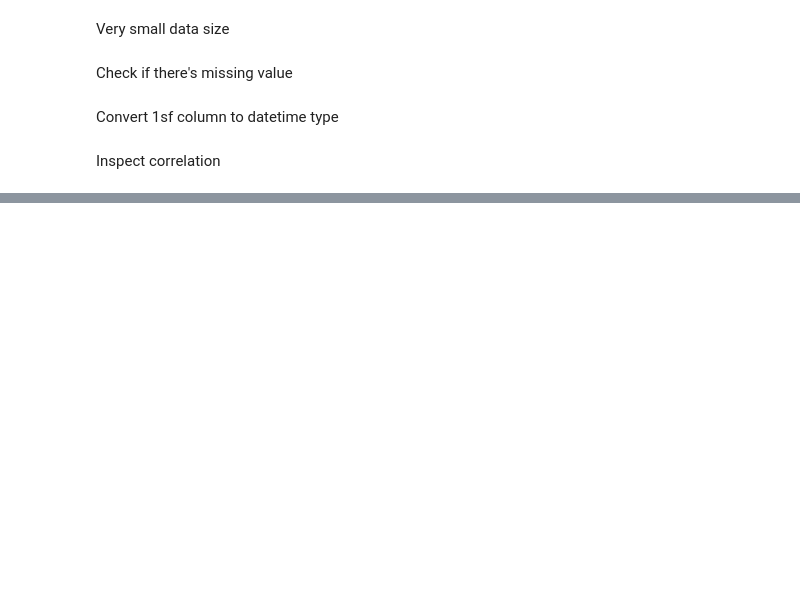
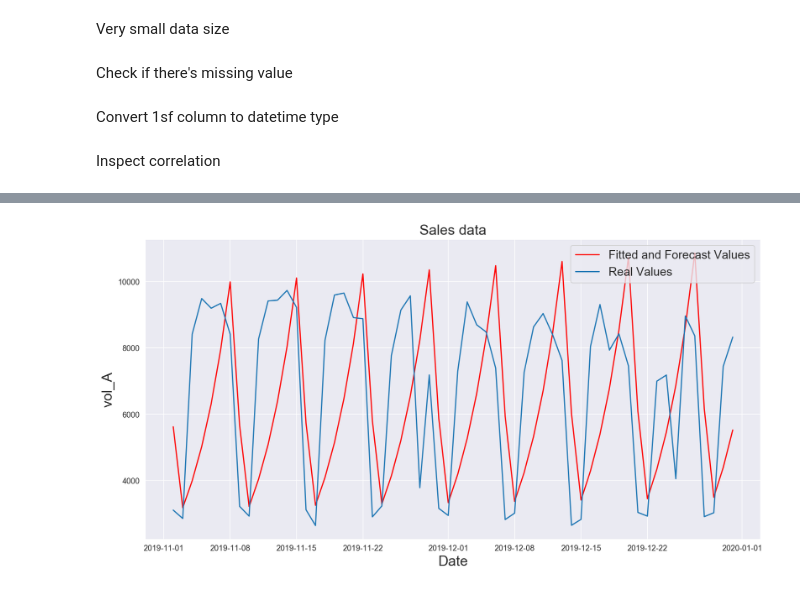
Before and after one commit to empyriumz/CoverMyMeds_TimeSeries, a Jupyter notebook: development.ipynb, the cells around one changed output, grey strips where cells are left out. Saved outputs shown, nothing was run; the diff lists cells and outputs as text; code cells hidden in the pictures; blank space fills up the shorter version.

```diff
--- a/development.ipynb
+++ b/development.ipynb
@@ -94,0 +102,4 @@ plt.plot(df_new.index, fit.fittedvalues,'r-',
+# %%
+model.plot_data(plot_all = False)
+# %% [output]
+[figure, added]
```
Also changed, not shown: parts of 55 cells of this notebook, 1 other file.
